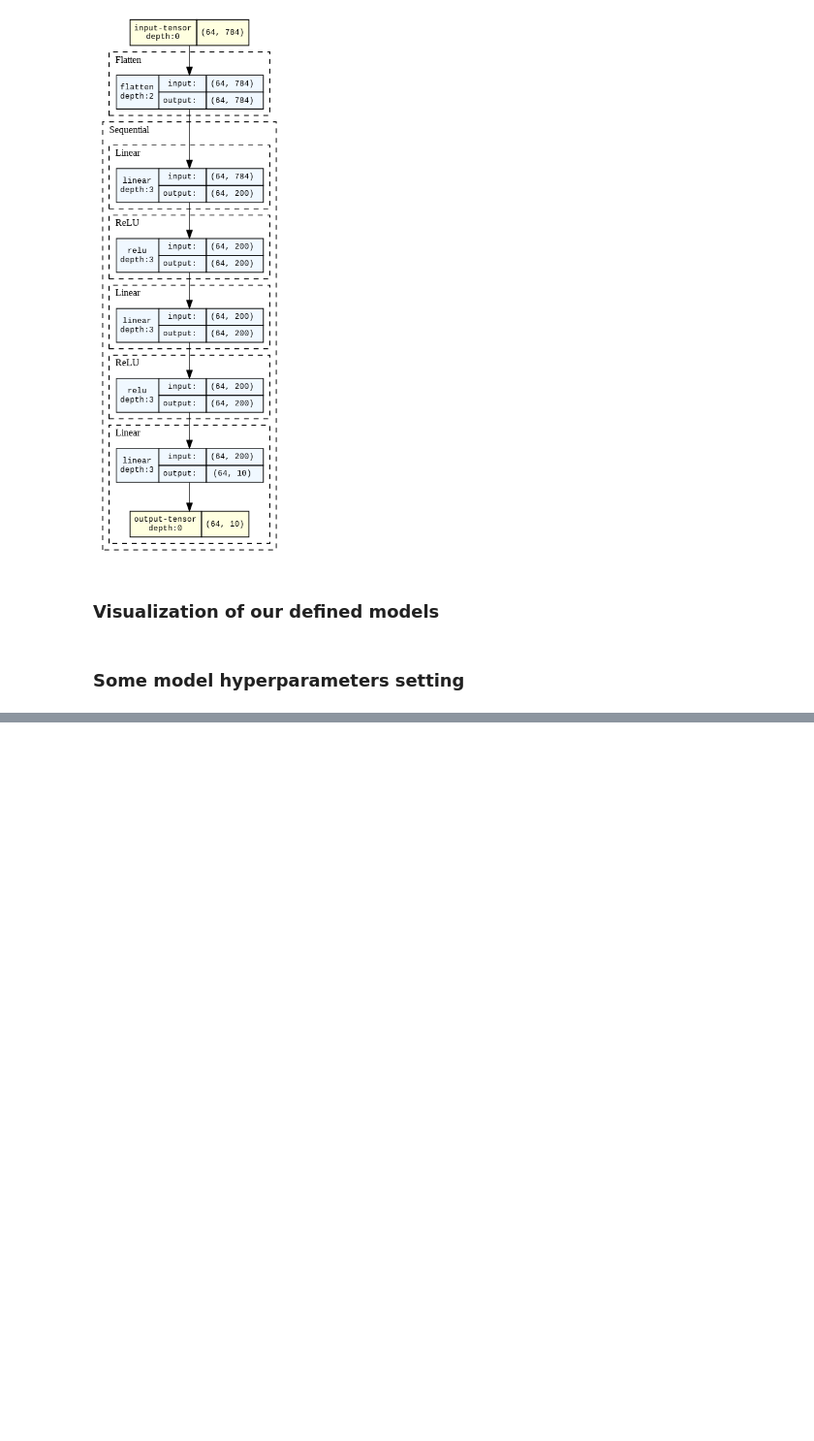
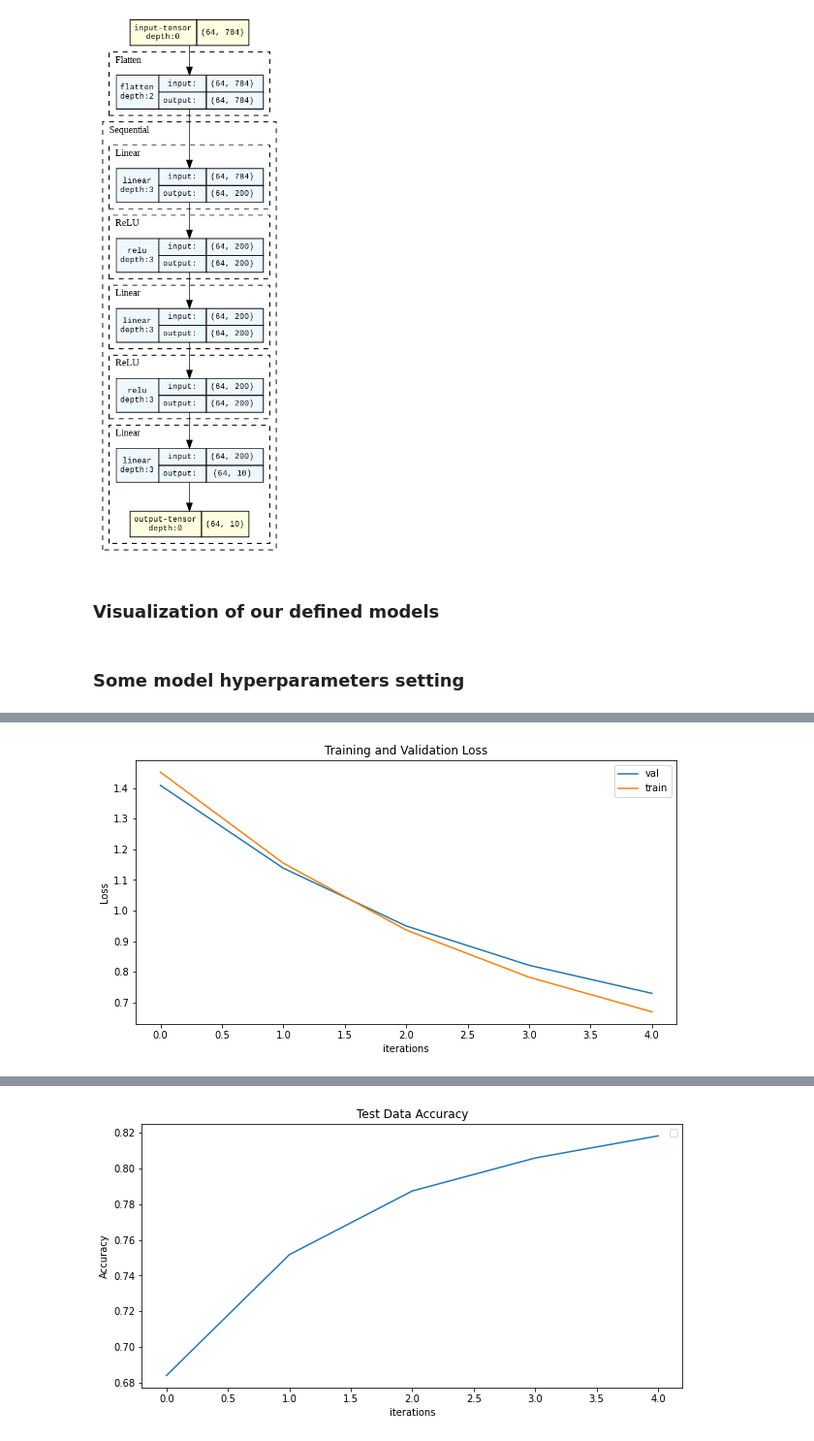
Before and after one commit to wai-ming-chan/fed_avg, a Jupyter notebook: sanityCheck_MNIST.ipynb, the cells around one changed output, grey strips where cells are left out. Shown at 97% size. Saved outputs shown, nothing was run; the diff lists cells and outputs as text; code cells hidden in the pictures; blank space fills up the shorter version.

```diff
--- a/sanityCheck_MNIST.ipynb
+++ b/sanityCheck_MNIST.ipynb
@@ -255,3 +256,67 @@ epochs = 5    # more epochs the more likely our model is going to learn from the
 loss_fn = nn.CrossEntropyLoss() # Classificatin problem, we use Cross Entropy as loss function
 
 optimizer = torch.optim.SGD(model_2NN.parameters(), lr=lr) # an optimizer to update our parameters, we use stochastic gradient descent to reduce the loss.
+
+# define how we train our data
+def train_data(model):
+    for xb, yb in train_dataloader:   # fetch xb (a batch of images) and yb (a batch of labels) from train_dataloader
+        preds = model(xb)             # make a prediction
+        loss = loss_fn(preds, yb)     # compute the loss value
+        optimizer.zero_grad()         # set our gradient to zero
+        loss.backward()               # gradient descent
+        optimizer.step()              # update our weights and biases
+    loss = loss.item()
+    # print(f"Train loss: {loss:>7f}")
+    return loss
+
+
+
+# define how we test our model
+def test_data(model):
+  num_batches = len(test_dataloader)
+  size = len(test_dataloader.dataset)
+  test_loss, corrects = 0, 0
+
+  with torch.no_grad():             # Disabling gradient calculation for reduction of memory consumption for computations
+      for xb, yb in test_dataloader:
+          preds = model(xb)
+          test_loss += loss_fn(preds, yb).item()
+          corrects += (preds.argmax(1) == yb).type(torch.float).sum().item()
+
+  test_loss /= num_batches
+  corrects /= size
+  # print(f"Test loss: \n Accuracy: {(100*corrects):>0.1f}%, Avg loss: {test_loss:>8f} \n")
+  return corrects, test_loss
+
+lossTR_vals= []
+lossTT_vals= []
+accu_vals= []
+for t in range(epochs):
+  loss_train_t = train_data(model_2NN)
+  accu_t, loss_test_t = test_data(model_2NN)
+  lossTR_vals.append(loss_train_t)
+  lossTT_vals.append(loss_test_t)
+  accu_vals.append(accu_t)
+
+  print(f"[epoch: {t}\t Train loss: {loss_train_t:>7f}, Accuracy: {(100*accu_t):>0.1f}%, Test loss: {loss_test_t:>8f} ")
+
+# plt.plot(np.linspace(1, epochs,epochs).astype(int), loss_vals)
+# plt.plot(np.linspace(1, epochs,epochs).astype(int), loss_vals)
+
+plt.figure(figsize=(10,5))
+plt.title("Training and Validation Loss")
+plt.plot(lossTT_vals,label="val")
+plt.plot(lossTR_vals,label="train")
+plt.xlabel("iterations")
+plt.ylabel("Loss")
+plt.legend()
+plt.show()
+
+plt.figure(figsize=(10,5))
+plt.title("Test Data Accuracy")
+plt.plot(accu_vals)
+plt.xlabel("iterations")
+plt.ylabel("Accuracy")
+# plt.legend()
+plt.show()
+# %% [output]
@@ -257,0 +328 @@ optimizer = torch.optim.SGD(model_2NN.parameters(), lr=lr) # an optimizer to upd
+[figure, added]
@@ -257,0 +330 @@ optimizer = torch.optim.SGD(model_2NN.parameters(), lr=lr) # an optimizer to upd
+[figure, added]
```
Also changed, not shown: parts of 5 cells of this notebook.
